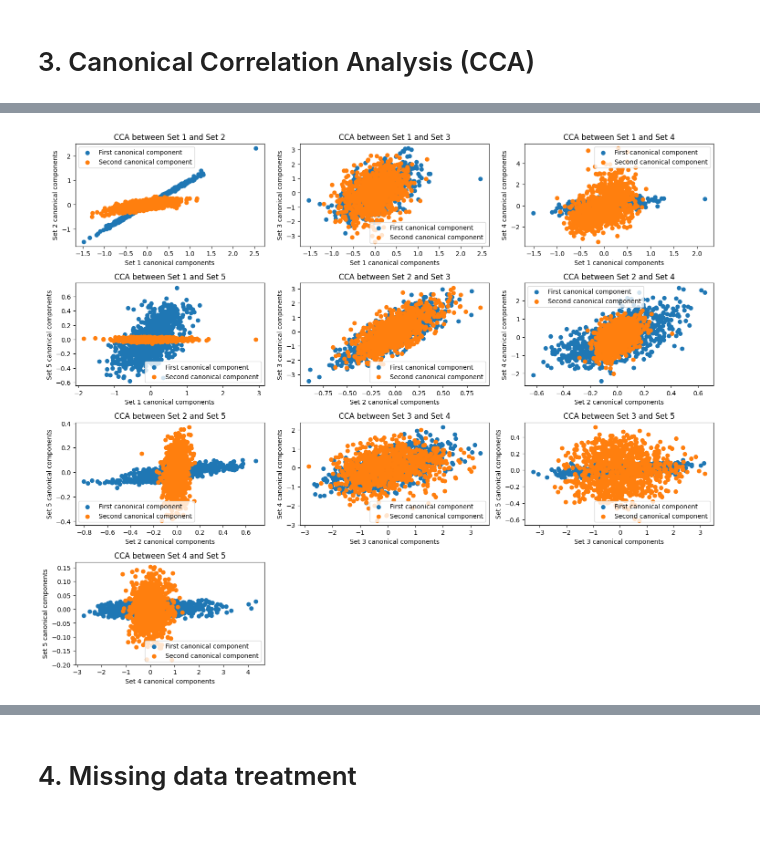
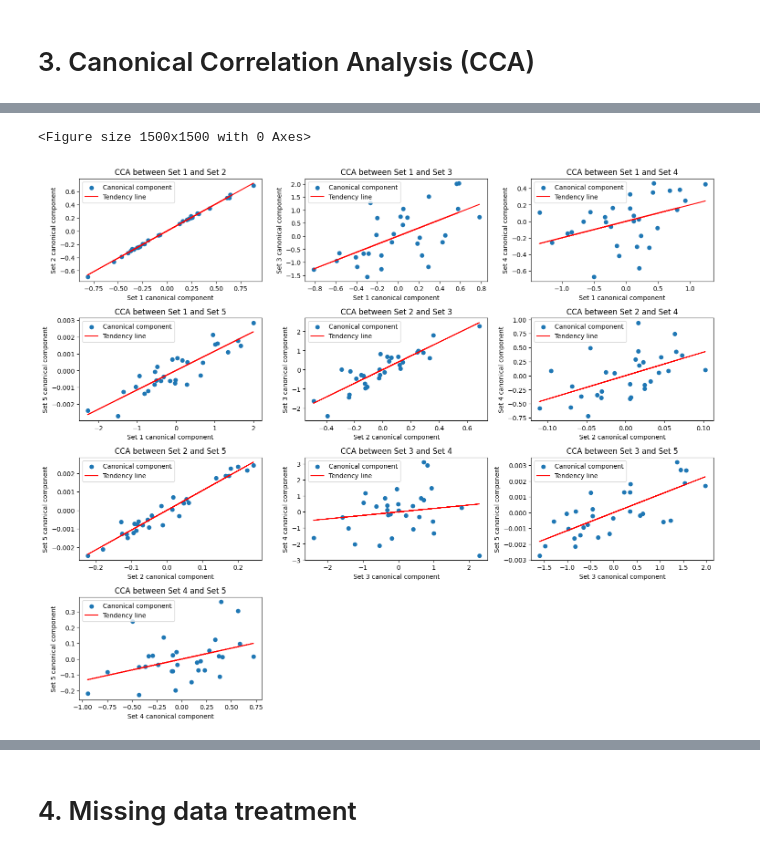
Before and after one commit to Luklr/BDM-TP-Final-2024, a Jupyter notebook: EDA.ipynb, the cells around one changed output, grey strips where cells are left out. Drawn from its saved outputs; the diff is of its cells as text; code cells hidden in the pictures.

```diff
--- a/EDA.ipynb
+++ b/EDA.ipynb
@@ -98,8 +98,10 @@ None
 # %% [markdown]
 # 2. Correlation analysis
 # %%
-players_df = players_df.drop(columns=['Rk', "Age", "Year"])
-correlation_matrix_players = players_df.corr(numeric_only=True)
+year = 2024
+players_df_year = players_df[players_df['Year'] == year]
+players_df_year = players_df_year.drop(columns=["Age", "Year"])
+correlation_matrix_players = players_df_year.corr(numeric_only=True)
 
 plt.figure(figsize=(20, 12))
 sns.heatmap(correlation_matrix_players, annot=True, cmap='coolwarm', fmt='.2f')
@@ -110,10 +112,12 @@ plt.show()
 # %%
-teams_df["Champion"] = teams_df["Champion"].replace({"Yes": 1, "No": 0})
-
-correlation_matrix_teams = teams_df.corr(numeric_only=True)
+# teams_df["Champion"] = teams_df["Champion"].replace({"Yes": 1, "No": 0})
+year = 2020
+team_df_year = teams_df[teams_df["Year"] == year]
+team_df_year= team_df_year.drop(columns=["Year"])
+correlation_matrix_teams = team_df_year.corr(numeric_only=True)
 
 plt.figure(figsize=(28, 18))
 sns.heatmap(correlation_matrix_teams, annot=True, cmap='coolwarm', fmt='.2f')
-plt.title('Correlation Matrix of Teams Historic Data')
+plt.title(f'Correlation Matrix of Teams Historic Data {year}')
 plt.show()
 # %% [output]
@@ -257,44 +232,56 @@ Correlaciones canónicas para Set 3 - Set 4: [0.65416343 0.40183375]
 # %%
 # Fill missing values with the mean of the respective columns
-teams_df = teams_df.fillna(teams_df.mean(numeric_only=True))
-# teams_df = teams_df[teams_df["Year"]>=2019]
+year = 2024
+team_df_year = teams_df[teams_df["Year"] == year]
+team_df_year= team_df_year.drop(columns=["Year"])
 
-set1 = teams_df[['def_rtg', 'opp_pts_per_g', 'opp_efg_pct']]
-set2 = teams_df[['pts_per_g', 'fg_per_g', 'fga_per_g', 'fg2_per_g', 'fg2a_per_g', 'fg3_per_g', 'fg3a_per_g', 'off_rtg']]
-set3 = teams_df[['ast_per_g', 'tov_per_g']]
-set4 = teams_df[['pf_per_g', 'opp_ft_rate']]
-set5 = teams_df[['mov', 'sos', 'srs', 'WIN%']]
+set1 = team_df_year[['def_rtg', 'opp_pts_per_g', 'opp_efg_pct']]
+set2 = team_df_year[['pts_per_g', 'fg_per_g', 'fga_per_g', 'fg2_per_g', 'fg2a_per_g', 'fg3_per_g', 'fg3a_per_g', 'off_rtg']]
+set3 = team_df_year[['ast_per_g', 'tov_per_g']]
+set4 = team_df_year[['pf_per_g', 'opp_ft_rate']]
+set5 = team_df_year[['mov', 'sos', 'srs', 'WIN%']]
 sets = [set1, set2, set3, set4, set5]
 set_scaled = []
+
+plt.figure(figsize=(15, 15))
 
 scaler = StandardScaler()
 for set_ in sets:
     set_scaled.append(scaler.fit_transform(set_))
 
 cca = []
 
 for i in range(5):
     for j in range(i+1, 5):
-        cca.append(CCA(n_components=2))
+        cca.append(CCA(n_components=1))
         cca[-1].fit(set_scaled[i], set_scaled[j])
 
 plt.figure(figsize=(15, 15))
 
 plot_index = 1
 for i in range(5):
     for j in range(i+1, 5):
-        set_i_c, set_j_c = cca[plot_index-1].transform(set_scaled[i], set_scaled[j])
+        set_i_c, set_j_c = cca[plot_index - 1].transform(set_scaled[i], set_scaled[j])
+        x = set_i_c[:, 0]
+        y = set_j_c[:, 0]
+
+        # Ajuste de línea de regresión
+        coeffs = np.polyfit(x, y, deg=1)
+        trendline = np.poly1d(coeffs)
+        y_trend = trendline(x)
+
         plt.subplot(5, 3, plot_index)
-        plt.scatter(set_i_c[:, 0], set_j_c[:, 0], label='First canonical component')
-        plt.scatter(set_i_c[:, 1], set_j_c[:, 1], label='Second canonical component')
-        plt.xlabel(f'Set {i+1} canonical components')
-        plt.ylabel(f'Set {j+1} canonical components')
+        plt.scatter(x, y, label='Canonical component')
+        plt.plot(x, y_trend, color='red', label='Tendency line')  # Línea roja
+        plt.xlabel(f'Set {i+1} canonical component')
+        plt.ylabel(f'Set {j+1} canonical component')
         plt.legend()
         plt.title(f'CCA between Set {i+1} and Set {j+1}')
         plot_index += 1
 
 plt.tight_layout()
 plt.show()
 # %% [output]
+<Figure size 1500x1500 with 0 Axes>
-[figure, old version]
+[figure, new version]
 # %%
```
Also changed, not shown: parts of 15 cells of this notebook, 7 other files.
